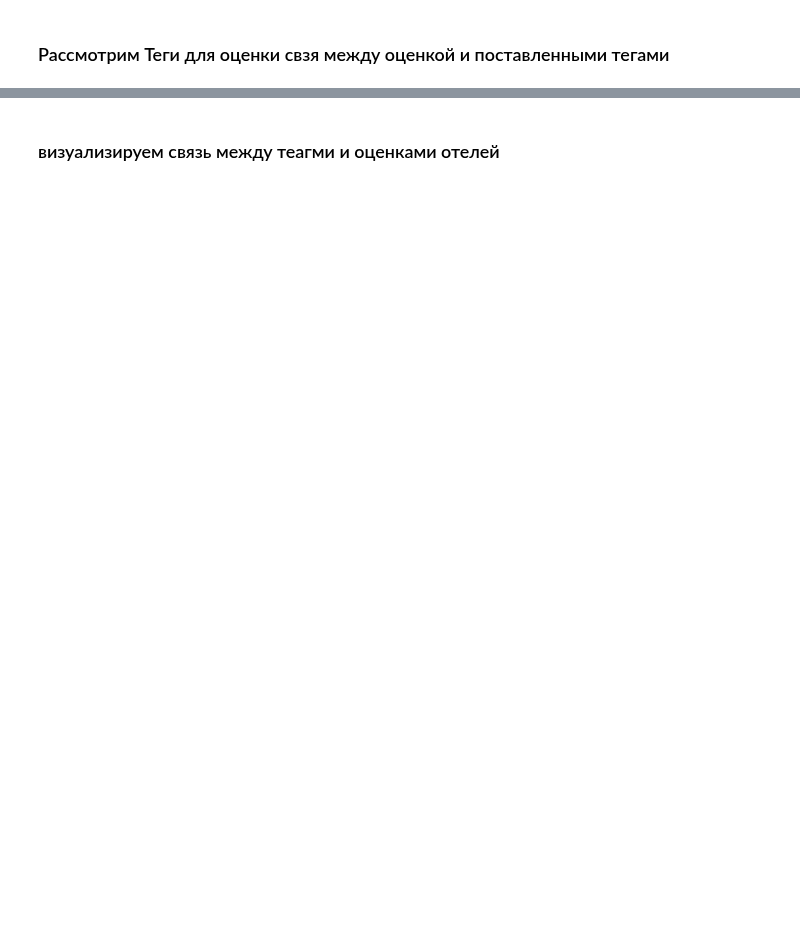
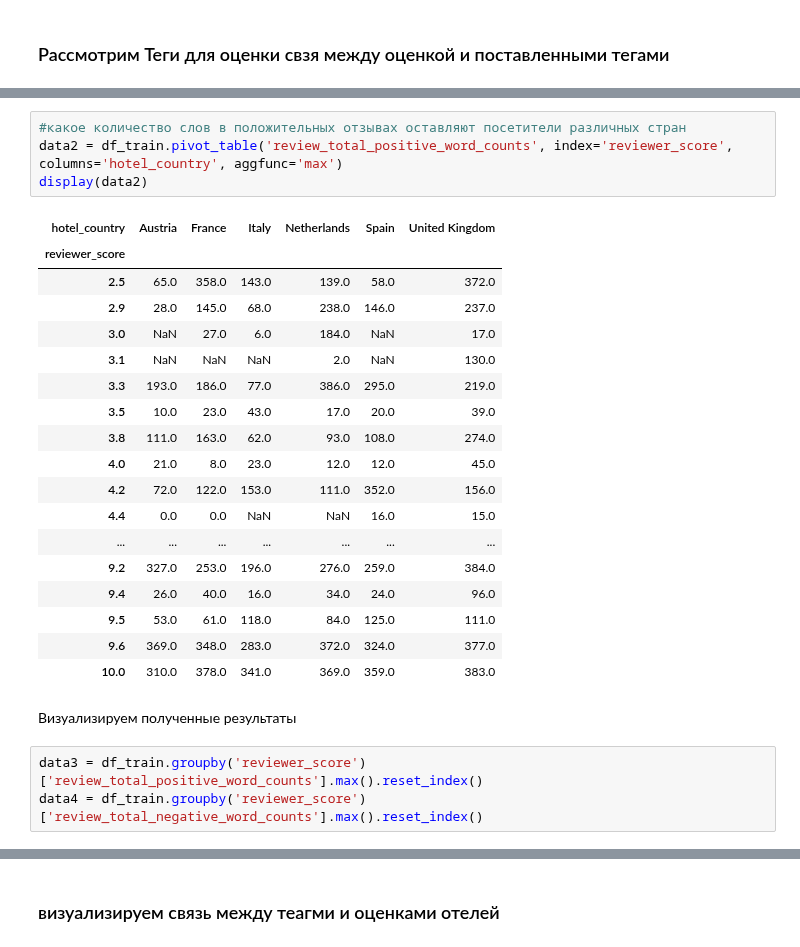
Before and after one commit to AleksandrFrom/SF_DS, a Jupyter notebook: EDA-Project3.ipynb, the cells around one changed output, grey strips where cells are left out. Drawn from its saved outputs; the diff is of its cells as text; blank space fills up the shorter version.

```diff
--- a/EDA-Project3.ipynb
+++ b/EDA-Project3.ipynb
@@ -204,0 +214,28 @@ dtype: object
+# %%
+#какое количество слов в положительных отзывах оставляют посетители различных стран
+data2 = df_train.pivot_table('review_total_positive_word_counts', index='reviewer_score', columns='hotel_country', aggfunc='max')
+display(data2)
+# %% [output]
+| hotel_country | Austria | France | Italy | Netherlands | Spain | United Kingdom |
+| reviewer_score |  |  |  |  |  |  |
+| 2.5 | 65.0 | 358.0 | 143.0 | 139.0 | 58.0 | 372.0 |
+| 2.9 | 28.0 | 145.0 | 68.0 | 238.0 | 146.0 | 237.0 |
+| 3.0 | NaN | 27.0 | 6.0 | 184.0 | NaN | 17.0 |
+| 3.1 | NaN | NaN | NaN | 2.0 | NaN | 130.0 |
+| 3.3 | 193.0 | 186.0 | 77.0 | 386.0 | 295.0 | 219.0 |
+| 3.5 | 10.0 | 23.0 | 43.0 | 17.0 | 20.0 | 39.0 |
+| 3.8 | 111.0 | 163.0 | 62.0 | 93.0 | 108.0 | 274.0 |
+| 4.0 | 21.0 | 8.0 | 23.0 | 12.0 | 12.0 | 45.0 |
+| 4.2 | 72.0 | 122.0 | 153.0 | 111.0 | 352.0 | 156.0 |
+| 4.4 | 0.0 | 0.0 | NaN | NaN | 16.0 | 15.0 |
+| ... | ... | ... | ... | ... | ... | ... |
+| 9.2 | 327.0 | 253.0 | 196.0 | 276.0 | 259.0 | 384.0 |
+| 9.4 | 26.0 | 40.0 | 16.0 | 34.0 | 24.0 | 96.0 |
+| 9.5 | 53.0 | 61.0 | 118.0 | 84.0 | 125.0 | 111.0 |
+| 9.6 | 369.0 | 348.0 | 283.0 | 372.0 | 324.0 | 377.0 |
+| 10.0 | 310.0 | 378.0 | 341.0 | 369.0 | 359.0 | 383.0 |
+# %% [markdown]
+Визуализируем полученные результаты
+# %%
+data3 = df_train.groupby('reviewer_score')['review_total_positive_word_counts'].max().reset_index()
+data4 = df_train.groupby('reviewer_score')['review_total_negative_word_counts'].max().reset_index()
```
Also changed, not shown: parts of 21 cells of this notebook.
